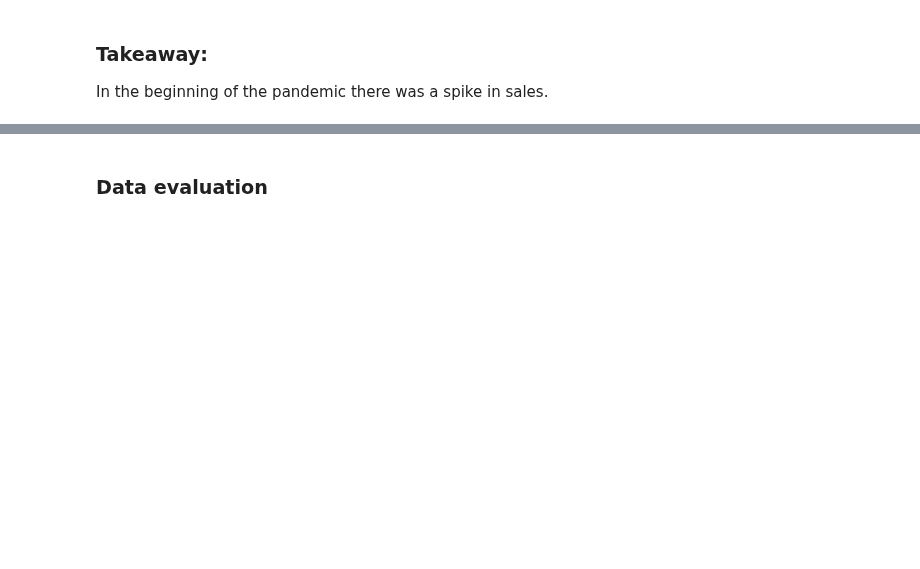
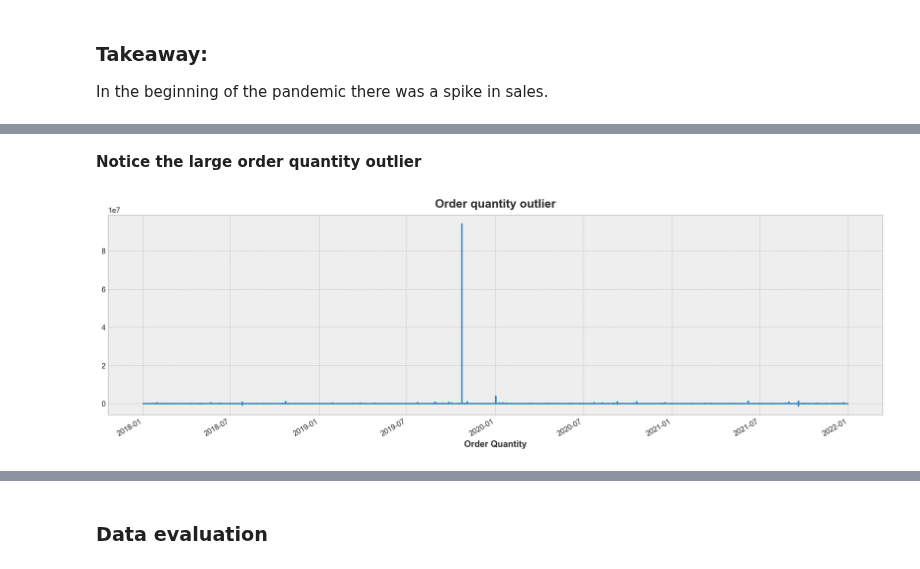
Before and after one commit to The-Real-MVPs/cisco-time-series-analysis, a Jupyter notebook: draft_final_notebook.ipynb, the cells around one changed output, grey strips where cells are left out. Cells and saved outputs as stored; diff of their text form; code cells hidden in the pictures; blank space fills up the shorter version.

```diff
--- a/draft_final_notebook.ipynb
+++ b/draft_final_notebook.ipynb
@@ -403,0 +219,7 @@ To run my models I use two different iterations. The first one takes only the da
+# %% [markdown]
+__Notice the large order quantity outlier__
+# %%
+# show order quantity outlier
+ex.q5_vizA()
+# %% [output]
+[figure, added]
```
Also changed, not shown: parts of 142 cells of this notebook.
